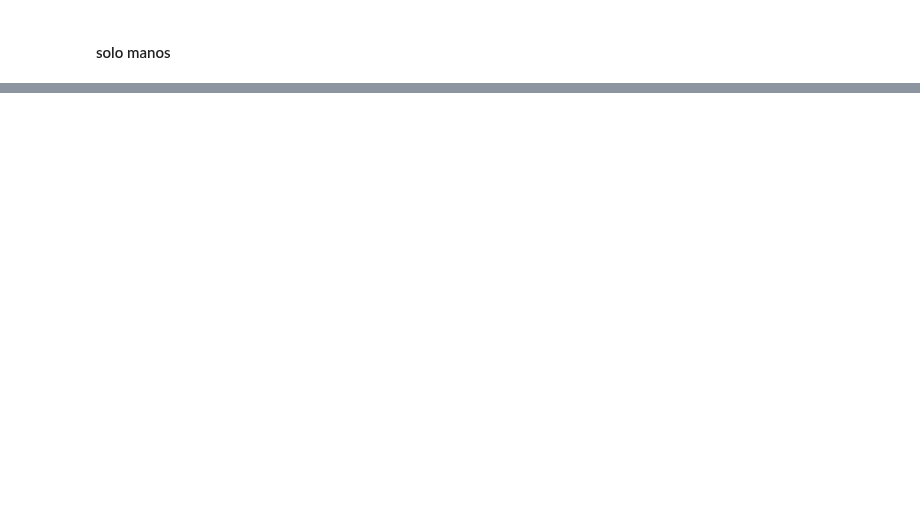
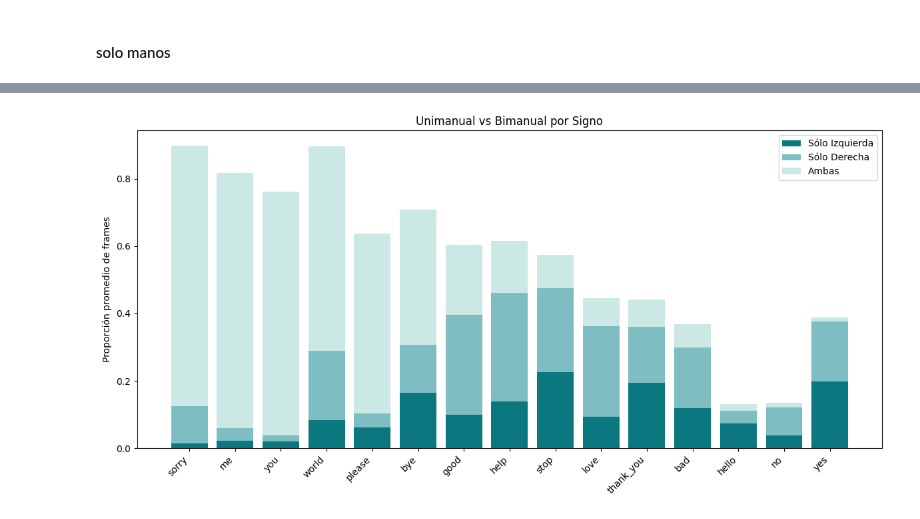
Before and after one commit to Beellee/asl-gesture-recognition, a Jupyter notebook: code/documentacion.ipynb, the cells around one changed output, grey strips where cells are left out. Drawn from its saved outputs; the diff is of its cells as text; code cells hidden in the pictures; blank space fills up the shorter version.

```diff
--- a/code/documentacion.ipynb
+++ b/code/documentacion.ipynb
@@ -153,0 +196,85 @@ cv2.destroyAllWindows()
+# %%
+import numpy as np
+import matplotlib.pyplot as plt
+import sys
+sys.path.append('../')
+def frame_speeds(seq: np.ndarray) -> np.ndarray:
+    """
+    Calcula la velocidad frame a frame para cada mano por separado.
+    seq: array (T, 42, 3)
+    Devuelve speeds_left, speeds_right de shape (T-1,)
+    """
+    # diferencias entre frames
+    diffs = seq[1:] - seq[:-1]                      # (T-1, 42, 3)
+    # aplanar mano izquierda y derecha
+    left_diff  = diffs[:, :21, :]                   # (T-1, 21, 3)
+    right_diff = diffs[:, 21:, :]                   # (T-1, 21, 3)
+    # norma L2 por key-point y sumar
+    speeds_left  = np.linalg.norm(left_diff,  axis=2).sum(axis=1)  # (T-1,)
+    speeds_right = np.linalg.norm(right_diff, axis=2).sum(axis=1)
+    return speeds_left, speeds_right
+
+
+
+# calculamos por signo las medias de left_only, right_only, both
+per_sign_stats = {s: {'left_only': [], 'right_only': [], 'both': []} for s in signs}
+
+for sign in signs:
+    folder = os.path.join(DATA_FOLDER, sign)
+    for fname in os.listdir(folder):
+        if not fname.endswith('.npy'): continue
+        seq = np.load(os.path.join(folder, fname))  # (T,42,3)
+        # calcula velocidades y presencia
+        speeds_l, speeds_r = frame_speeds(seq)  # shape (T-1,)
+        thr_l = 0.1 * speeds_l.max() if speeds_l.size else 0
+        thr_r = 0.1 * speeds_r.max() if speeds_r.size else 0
+
+        # presencia y movimiento
+        present_l = np.any(seq[:-1,:21,:2]!=0, axis=(1,2))
+        present_r = np.any(seq[:-1,21:,:2]!=0, axis=(1,2))
+        active_l  = present_l & (speeds_l>thr_l)
+        active_r  = present_r & (speeds_r>thr_r)
+
+        # frame a frame: exclusivas / ambas
+        left_only  = np.logical_and( active_l,  ~active_r)
+        right_only = np.logical_and(~active_l,   active_r)
+        both        = np.logical_and( active_l,   active_r)
+
+        # proporciones
+        total = len(active_l)
+        per_sign_stats[sign]['left_only'].append(  left_only.sum()/total )
+        per_sign_stats[sign]['right_only'].append( right_only.sum()/total )
+        per_sign_stats[sign]['both'].append(        both.sum()/total )
+
+# medias
+labels = []
+left_means, right_means, both_means = [], [], []
+for s in signs:
+    labels.append(s)
+    stats = per_sign_stats[s]
+    left_means .append(np.mean(stats['left_only']))
+    right_means.append(np.mean(stats['right_only']))
+    both_means .append(np.mean(stats['both']))
+
+# ordenamos por proporción bimanual desc
+order = np.argsort(both_means)[::-1]
+labels     = [labels[i]     for i in order]
+left_means = np.array(left_means)[order]
+right_means= np.array(right_means)[order]
+both_means = np.array(both_means)[order]
+
+# grafico
+x = np.arange(len(labels))
+plt.figure(figsize=(12,6))
+plt.bar(x, left_means,    label='Sólo Izquierda', color='#0b7880')
+plt.bar(x, right_means,   bottom=left_means, label='Sólo Derecha', color= '#7ebdc1')
+plt.bar(x, both_means,    bottom=left_means+right_means, label='Ambas', color='#CCE8E4')
+
+plt.xticks(x, labels, rotation=45, ha='right')
+plt.ylabel('Proporción promedio de frames')
+plt.title('Unimanual vs Bimanual por Signo')
+plt.legend()
+plt.tight_layout()
+plt.show()
+# %% [output]
+[figure, added]
```
Also changed, not shown: parts of 9 cells of this notebook, 21 other files.
